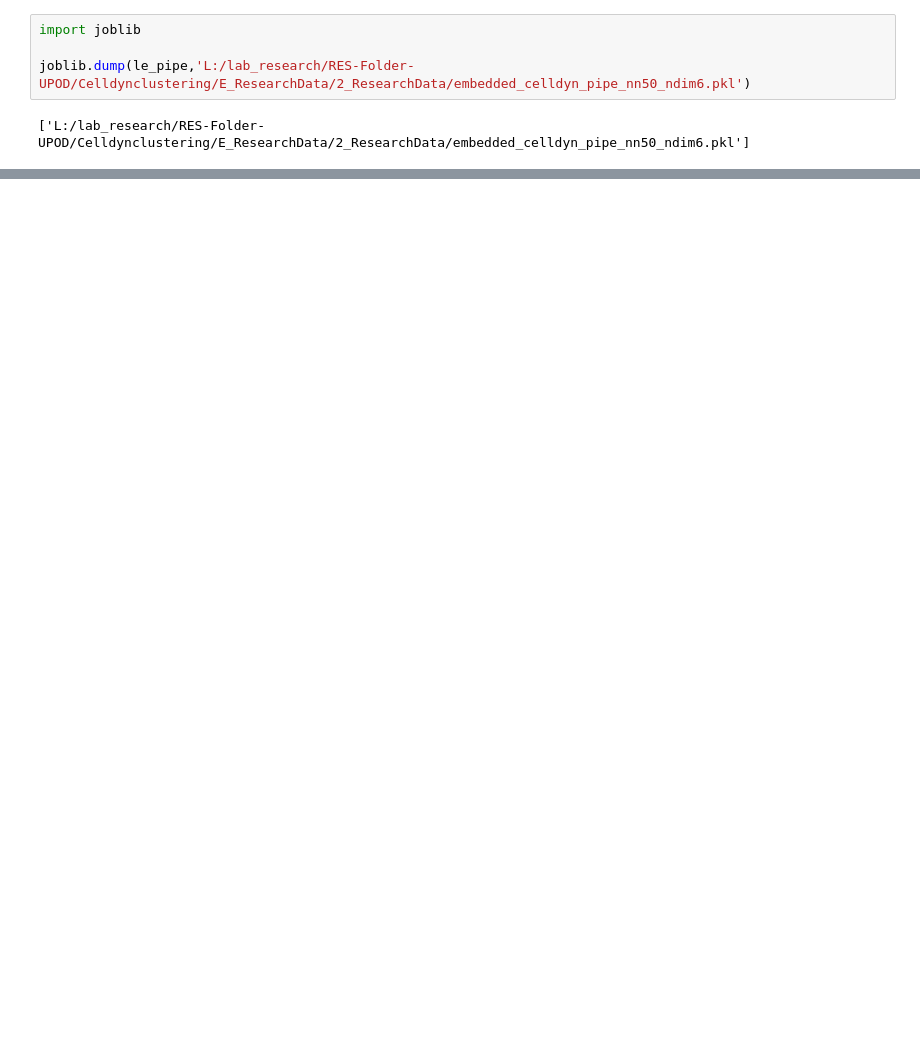
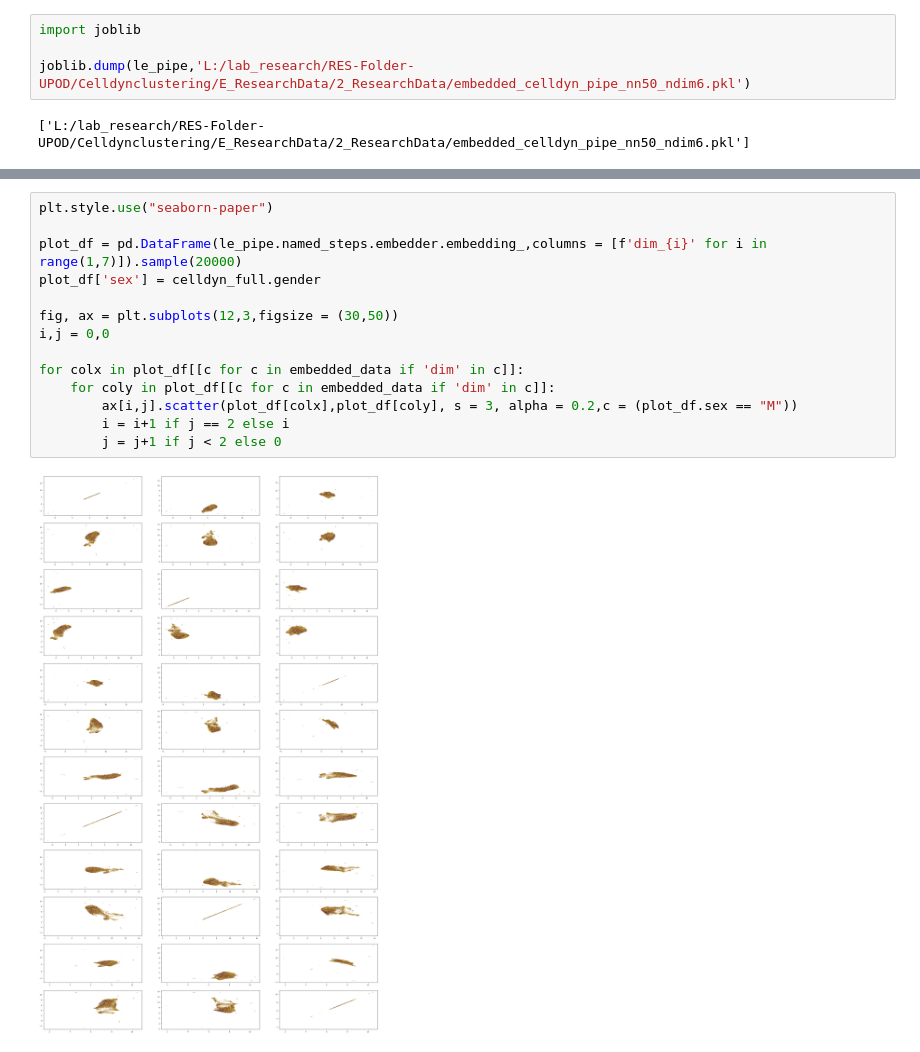
Before and after one commit to HJJoosse/celldyn_embedder, a Jupyter notebook: sandbox/create_embedded_Data.ipynb, the cells around one changed output, grey strips where cells are left out. Saved outputs shown, nothing was run; the diff lists cells and outputs as text; blank space fills up the shorter version.

```diff
--- a/sandbox/create_embedded_Data.ipynb
+++ b/sandbox/create_embedded_Data.ipynb
@@ -80,0 +118,16 @@ joblib.dump(le_pipe,'L:/lab_research/RES-Folder-UPOD/Celldynclustering/E_Researc
+# %%
+plt.style.use("seaborn-paper")
+
+plot_df = pd.DataFrame(le_pipe.named_steps.embedder.embedding_,columns = [f'dim_{i}' for i in range(1,7)]).sample(20000)
+plot_df['sex'] = celldyn_full.gender
+
+fig, ax = plt.subplots(12,3,figsize = (30,50))
+i,j = 0,0
+
+for colx in plot_df[[c for c in embedded_data if 'dim' in c]]:
+    for coly in plot_df[[c for c in embedded_data if 'dim' in c]]:
+        ax[i,j].scatter(plot_df[colx],plot_df[coly], s = 3, alpha = 0.2,c = (plot_df.sex == "M"))
+        i = i+1 if j == 2 else i
+        j = j+1 if j < 2 else 0
+# %% [output]
+[figure, added]
```
Also changed, not shown: parts of 15 cells of this notebook, 3 other files.
